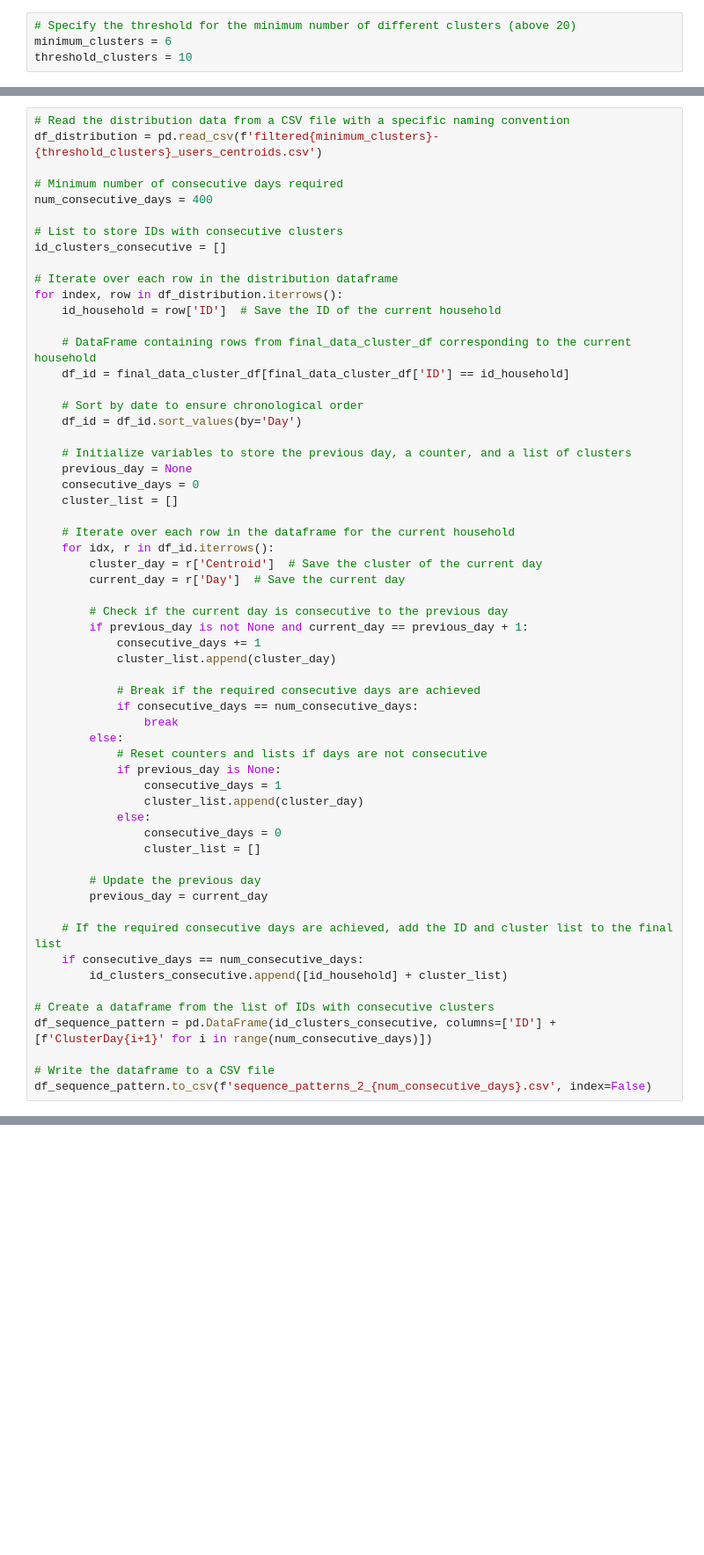
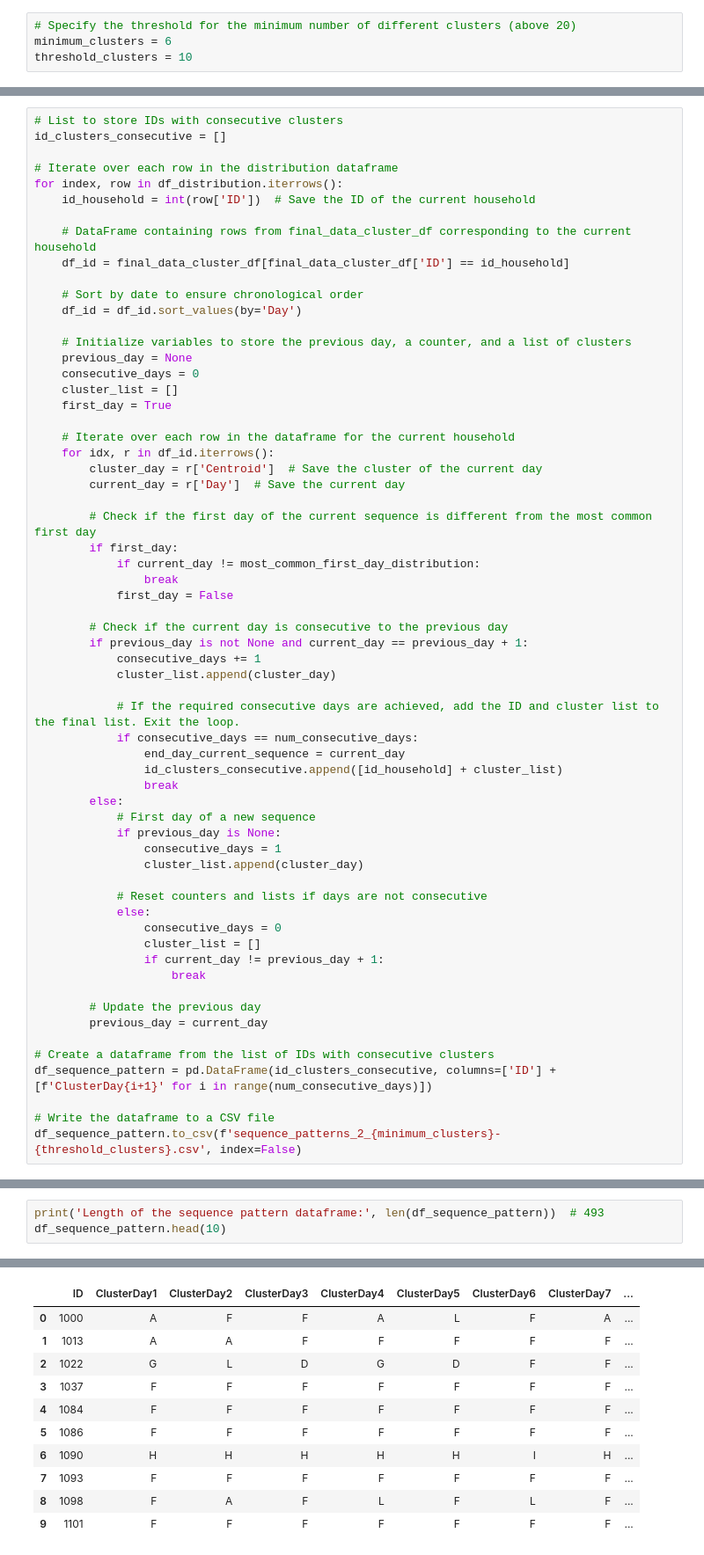
Before and after one commit to Isi-17/Thesis-CS, a Jupyter notebook: 01-data_preparation.ipynb, the cells around one changed output, grey strips where cells are left out. Shown at 88% size. Cells and saved outputs as stored; diff of their text form; blank space fills up the shorter version.

Commit message:
Fixed sequence_patterns

```diff
--- a/01-data_preparation.ipynb
+++ b/01-data_preparation.ipynb
@@ -485,16 +500,10 @@ Now
 # %%
-# Read the distribution data from a CSV file with a specific naming convention
-df_distribution = pd.read_csv(f'filtered{minimum_clusters}-{threshold_clusters}_users_centroids.csv')
-
-# Minimum number of consecutive days required
-num_consecutive_days = 400
-
 # List to store IDs with consecutive clusters
 id_clusters_consecutive = []
 
 # Iterate over each row in the distribution dataframe
 for index, row in df_distribution.iterrows():
-    id_household = row['ID']  # Save the ID of the current household
+    id_household = int(row['ID'])  # Save the ID of the current household
 
     # DataFrame containing rows from final_data_cluster_df corresponding to the current household
     df_id = final_data_cluster_df[final_data_cluster_df['ID'] == id_household]
@@ -506,38 +515,47 @@ for index, row in df_distribution.iterrows():
     previous_day = None
     consecutive_days = 0
     cluster_list = []
+    first_day = True
 
     # Iterate over each row in the dataframe for the current household
     for idx, r in df_id.iterrows():
         cluster_day = r['Centroid']  # Save the cluster of the current day
         current_day = r['Day']  # Save the current day
 
+        # Check if the first day of the current sequence is different from the most common first day
+        if first_day:
+            if current_day != most_common_first_day_distribution:
+                break
+            first_day = False
+
         # Check if the current day is consecutive to the previous day
         if previous_day is not None and current_day == previous_day + 1:
             consecutive_days += 1
             cluster_list.append(cluster_day)
 
-            # Break if the required consecutive days are achieved
+            # If the required consecutive days are achieved, add the ID and cluster list to the final list. Exit the loop.
             if consecutive_days == num_consecutive_days:
+                end_day_current_sequence = current_day
+                id_clusters_consecutive.append([id_household] + cluster_list)
                 break
         else:
-            # Reset counters and lists if days are not consecutive
+            # First day of a new sequence
             if previous_day is None:
                 consecutive_days = 1
                 cluster_list.append(cluster_day)
+
+            # Reset counters and lists if days are not consecutive
             else:
                 consecutive_days = 0
                 cluster_list = []
+                if current_day != previous_day + 1:
+                    break
 
         # Update the previous day
         previous_day = current_day
-
-    # If the required consecutive days are achieved, add the ID and cluster list to the final list
-    if consecutive_days == num_consecutive_days:
-        id_clusters_consecutive.append([id_household] + cluster_list)
 
 # Create a dataframe from the list of IDs with consecutive clusters
 df_sequence_pattern = pd.DataFrame(id_clusters_consecutive, columns=['ID'] + [f'ClusterDay{i+1}' for i in range(num_consecutive_days)])
 
 # Write the dataframe to a CSV file
-df_sequence_pattern.to_csv(f'sequence_patterns_2_{num_consecutive_days}.csv', index=False)
+df_sequence_pattern.to_csv(f'sequence_patterns_2_{minimum_clusters}-{threshold_clusters}.csv', index=False)
@@ -547,0 +562,4 @@ print(len(df_sequence_pattern))
+# %%
+print('Length of the sequence pattern dataframe:', len(df_sequence_pattern))  # 493
+df_sequence_pattern.head(10)
+# %% [output]
@@ -547,0 +567,11 @@ print(len(df_sequence_pattern))
+|  | ID | ClusterDay1 | ClusterDay2 | ClusterDay3 | ClusterDay4 | ClusterDay5 | ClusterDay6 | ClusterDay7 | ... |
+| 0 | 1000 | A | F | F | A | L | F | A | ... |
+| 1 | 1013 | A | A | F | F | F | F | F | ... |
+| 2 | 1022 | G | L | D | G | D | F | F | ... |
+| 3 | 1037 | F | F | F | F | F | F | F | ... |
+| 4 | 1084 | F | F | F | F | F | F | F | ... |
+| 5 | 1086 | F | F | F | F | F | F | F | ... |
+| 6 | 1090 | H | H | H | H | H | I | H | ... |
+| 7 | 1093 | F | F | F | F | F | F | F | ... |
+| 8 | 1098 | F | A | F | L | F | L | F | ... |
+| 9 | 1101 | F | F | F | F | F | F | F | ... |
```
Also changed, not shown: parts of 11 cells of this notebook, 6 other files.
